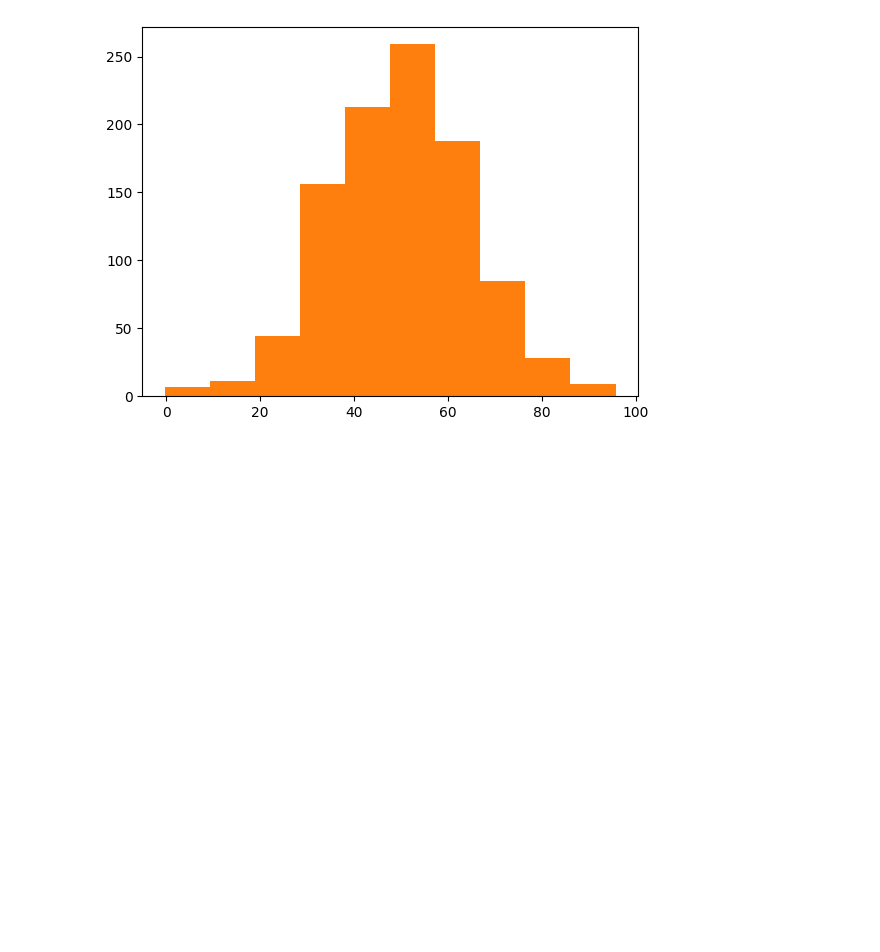
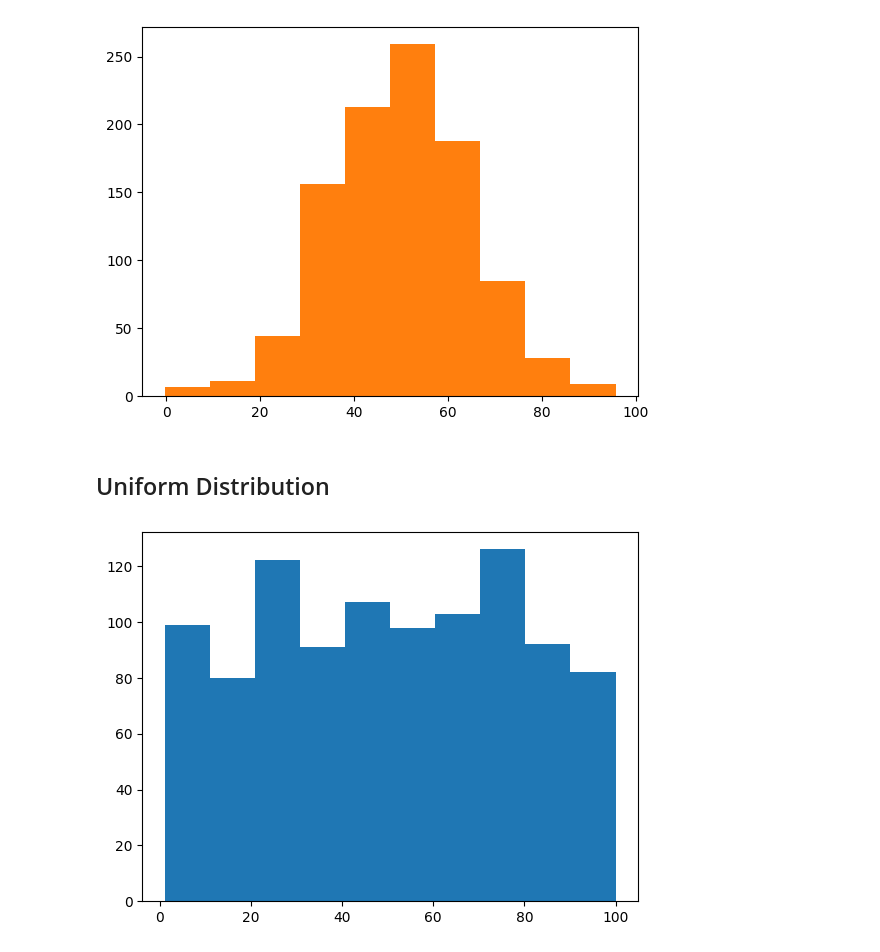
Before and after one commit to wahidali4321/Python-For-Machine-learning-, a Jupyter notebook: Python For machine learning.ipynb, the cells around one changed output. Cells and saved outputs as stored; diff of their text form; code cells hidden in the pictures; blank space fills up the shorter version.

Commit message:
Uniform Distribution

```diff
--- a/Python For machine learning.ipynb
+++ b/Python For machine learning.ipynb
@@ -813,3 +813,11 @@ plt.show(data2)
 [figure]
 ValueError: The truth value of an array with more than one element is ambiguous. Use a.any() or a.all()
 [figure]
+# %% [markdown]
+## Uniform Distribution
+# %%
+x = np.random.uniform(1,100,1000)
+plt.hist(x)
+plt.show()
+# %% [output]
+[figure, added]
```
